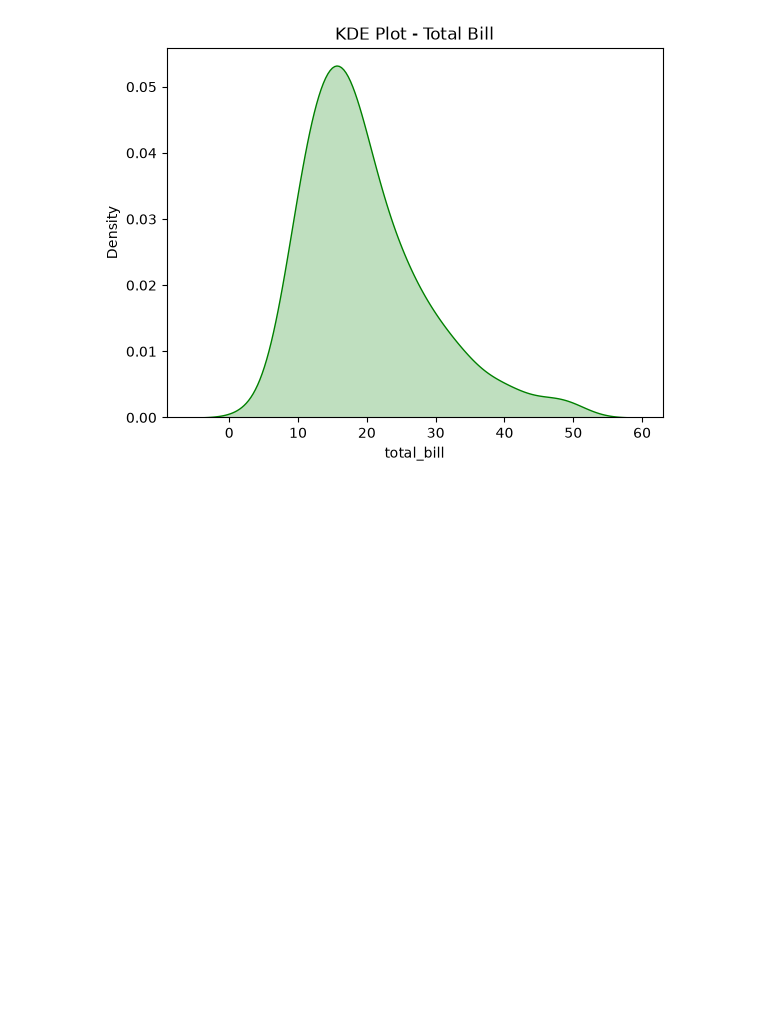
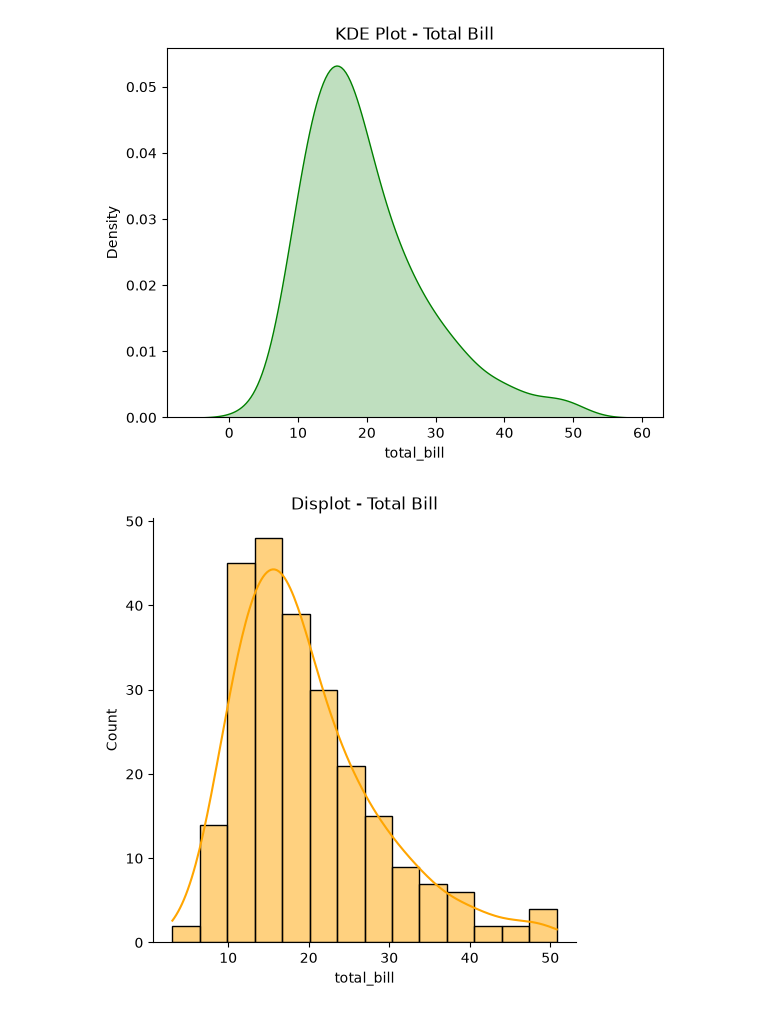
Before and after one commit to kalairajatechp/matplotlib, a Jupyter notebook: histogram_analysis.ipynb, the cells around one changed output. Cells and saved outputs as stored; diff of their text form; code cells hidden in the pictures; blank space fills up the shorter version.

```diff
--- a/histogram_analysis.ipynb
+++ b/histogram_analysis.ipynb
@@ -18,3 +18,10 @@ plt.savefig("KDE Plot - Total Bill.png")
 plt.show()
 # %% [output]
 [figure]
+# %%
+sns.displot(df['total_bill'], kde=True, color='orange')
+plt.title("Displot - Total Bill")
+plt.savefig("Displot - Total Bill.png")
+plt.show()
+# %% [output]
+[figure, added]
```
